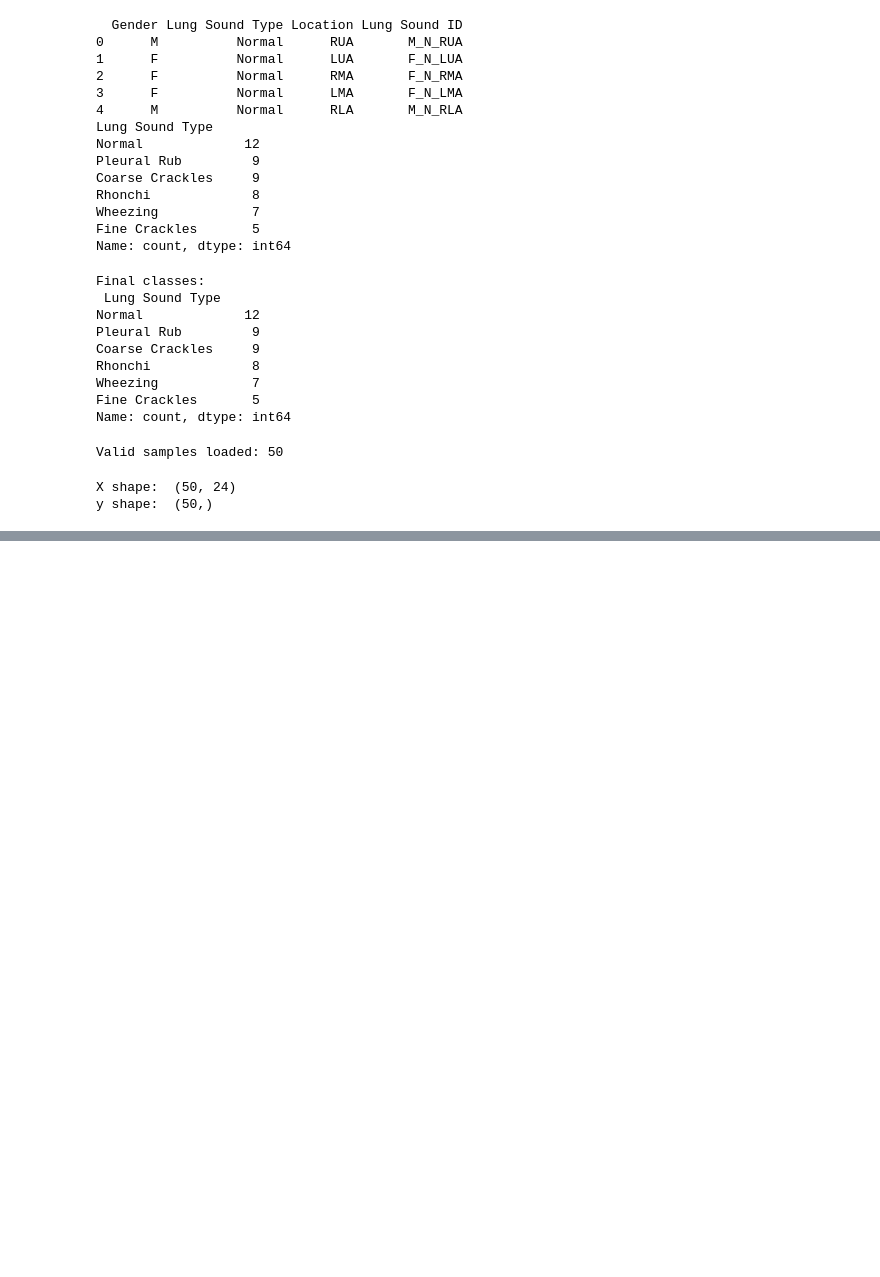
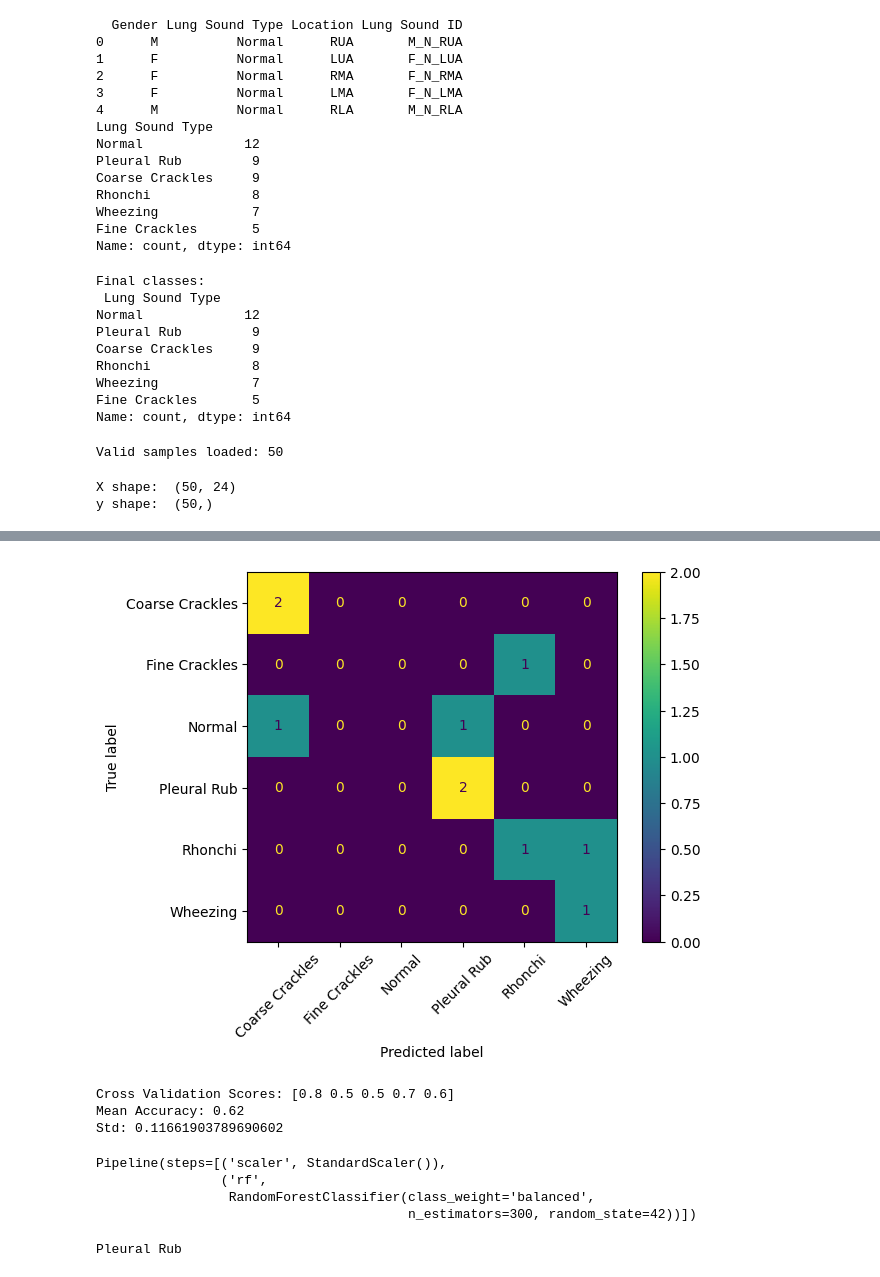
Before and after one commit to DikshyaL/Heart-and-lung-sound-classification, a Jupyter notebook: lung_sound_classification/lung.ipynb, the cells around one changed output, grey strips where cells are left out. Saved outputs shown, nothing was run; the diff lists cells and outputs as text; code cells hidden in the pictures; blank space fills up the shorter version.

```diff
--- a/lung_sound_classification/lung.ipynb
+++ b/lung_sound_classification/lung.ipynb
@@ -119,3 +119,25 @@ print("y shape: ", y.shape)
 # %% [output]
 X shape:  (50, 24)
 y shape:  (50,)
+# %%
+# Train test split
+X_train, X_test, y_train, y_test = train_test_split(
+    X,
+    y,
+    test_size=0.2,
+    random_state=42,
+    stratify=y
+)
+# %%
+# Model pipeline
+model = Pipeline([
+    ("scaler", StandardScaler()),
+    ("rf", RandomForestClassifier(
+        n_estimators=300,
+        random_state=42,
+        class_weight="balanced"
+    ))
+])
+# %%
+# Train Model
+model.fit(X_train, y_train)
@@ -121,0 +149,7 @@ y shape:  (50,)
+# %%
+# Test Performance Evaluation
+y_pred = model.predict(X_test)
+
+print("Accuracy:", accuracy_score(y_test, y_pred))
+print("\nClassification Report:\n")
+print(classification_report(y_test, y_pred, zero_division=0))
@@ -121,0 +173,34 @@ y shape:  (50,)
+# %%
+# Confusion Matrix
+cm = confusion_matrix(y_test, y_pred)
+
+disp = ConfusionMatrixDisplay(
+    confusion_matrix=cm,
+    display_labels=model.classes_
+)
+
+disp.plot(xticks_rotation=45)
+plt.show()
+# %% [output]
+[figure, added]
+# %%
+# Cross Validation
+cv = StratifiedKFold(n_splits=5, shuffle=True, random_state=42)
+
+scores = cross_val_score(model, X, y, cv=cv, scoring="accuracy")
+
+print("Cross Validation Scores:", scores)
+print("Mean Accuracy:", scores.mean())
+print("Std:", scores.std())
+# %% [output]
+Cross Validation Scores: [0.8 0.5 0.5 0.7 0.6]
+Mean Accuracy: 0.62
+Std: 0.11661903789690602
+# %%
+# Train on full data
+model.fit(X, y)
+# %% [output]
+Pipeline(steps=[('scaler', StandardScaler()),
+                ('rf',
+                 RandomForestClassifier(class_weight='balanced',
+                                        n_estimators=300, random_state=42))])
@@ -121,0 +223,4 @@ y shape:  (50,)
+# %%
+print(predict_lung("../dataset/LS/F_PR_LLA.wav"))
+# %% [output]
+Pleural Rub
```
Also changed, not shown: parts of 3 cells of this notebook, 1 other file.
